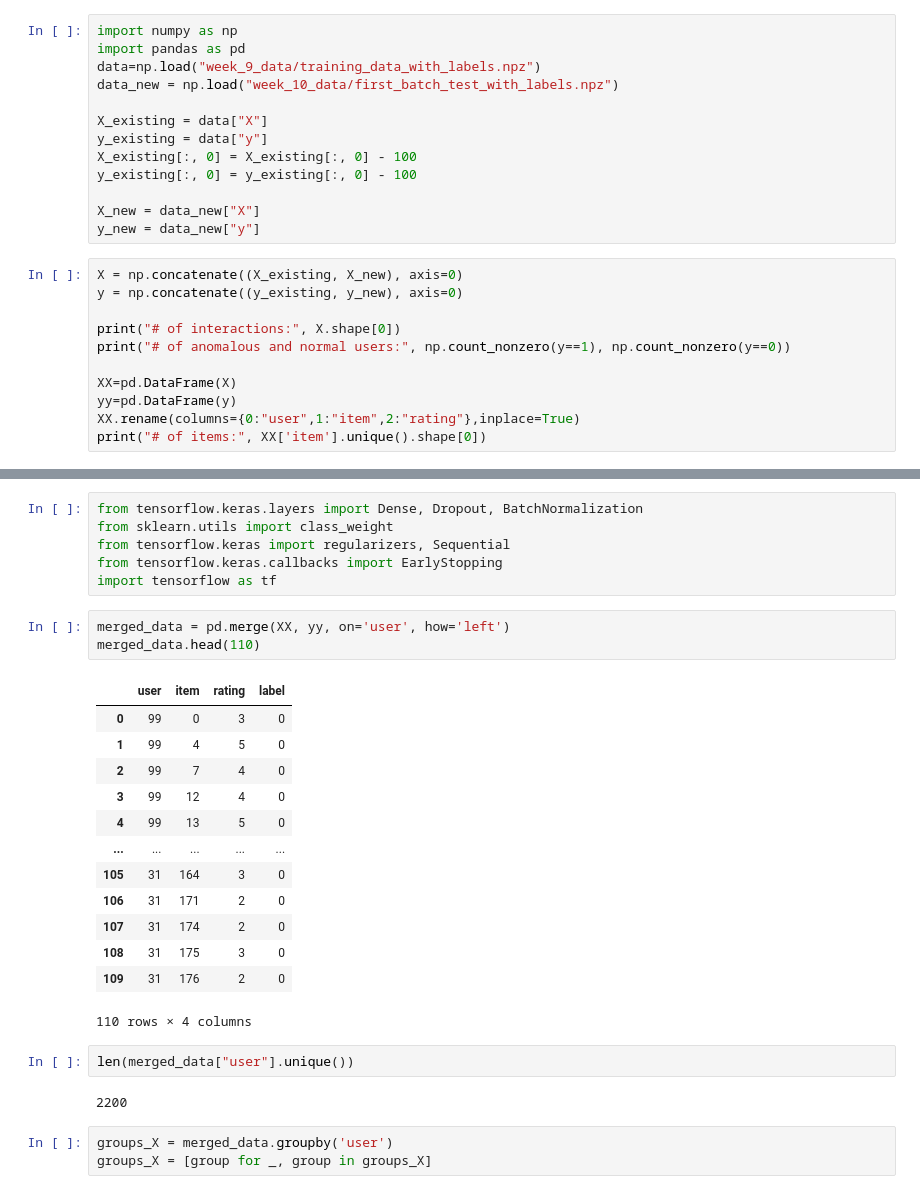
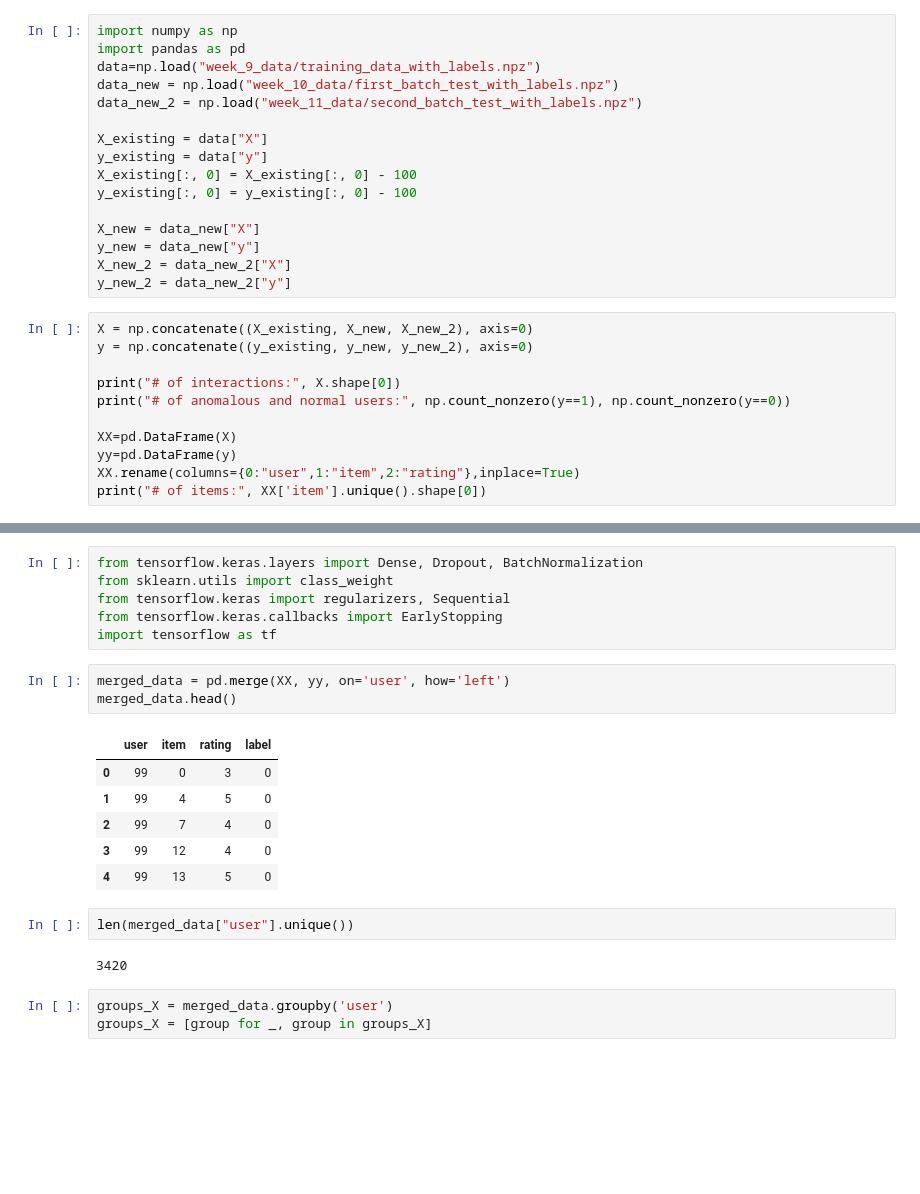
Before and after one commit to timooo-thy/CS421-ML-Competition, a Jupyter notebook: Project.ipynb, the cells around one changed output, grey strips where cells are left out. Drawn from its saved outputs; the diff is of its cells as text; blank space fills up the shorter version.

Commit message:
week 12 submission

```diff
--- a/Project.ipynb
+++ b/Project.ipynb
@@ -39,6 +39,7 @@ import numpy as np
 import pandas as pd
 data=np.load("week_9_data/training_data_with_labels.npz")
 data_new = np.load("week_10_data/first_batch_test_with_labels.npz")
+data_new_2 = np.load("week_11_data/second_batch_test_with_labels.npz")
 
 X_existing = data["X"]
 y_existing = data["y"]
@@ -47,9 +48,11 @@ y_existing[:, 0] = y_existing[:, 0] - 100
 
 X_new = data_new["X"]
 y_new = data_new["y"]
+X_new_2 = data_new_2["X"]
+y_new_2 = data_new_2["y"]
 # %%
-X = np.concatenate((X_existing, X_new), axis=0)
-y = np.concatenate((y_existing, y_new), axis=0)
+X = np.concatenate((X_existing, X_new, X_new_2), axis=0)
+y = np.concatenate((y_existing, y_new, y_new_2), axis=0)
 
 print("# of interactions:", X.shape[0])
 print("# of anomalous and normal users:", np.count_nonzero(y==1), np.count_nonzero(y==0))
@@ -80,25 +83,18 @@ from tensorflow.keras.callbacks import EarlyStopping
 import tensorflow as tf
 # %%
 merged_data = pd.merge(XX, yy, on='user', how='left')
-merged_data.head(110)
+merged_data.head()
 # %% [output]
 |  | user | item | rating | label |
 | 0 | 99 | 0 | 3 | 0 |
 | 1 | 99 | 4 | 5 | 0 |
 | 2 | 99 | 7 | 4 | 0 |
 | 3 | 99 | 12 | 4 | 0 |
 | 4 | 99 | 13 | 5 | 0 |
-| ... | ... | ... | ... | ... |
-| 105 | 31 | 164 | 3 | 0 |
-| 106 | 31 | 171 | 2 | 0 |
-| 107 | 31 | 174 | 2 | 0 |
-| 108 | 31 | 175 | 3 | 0 |
-| 109 | 31 | 176 | 2 | 0 |
-110 rows × 4 columns
 # %%
 len(merged_data["user"].unique())
 # %% [output]
-2200
+3420
 # %%
 groups_X = merged_data.groupby('user')
 groups_X = [group for _, group in groups_X]
```
Also changed, not shown: parts of 33 cells of this notebook, 1 other file.
